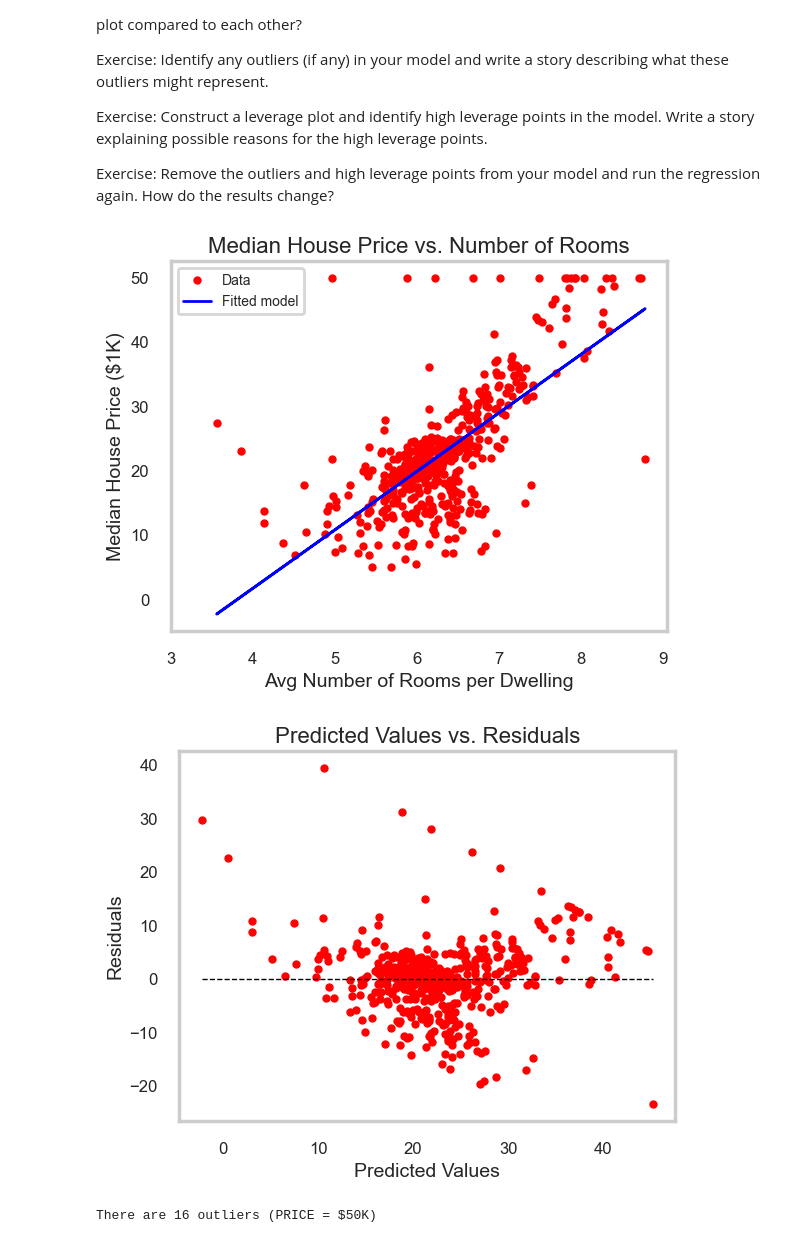
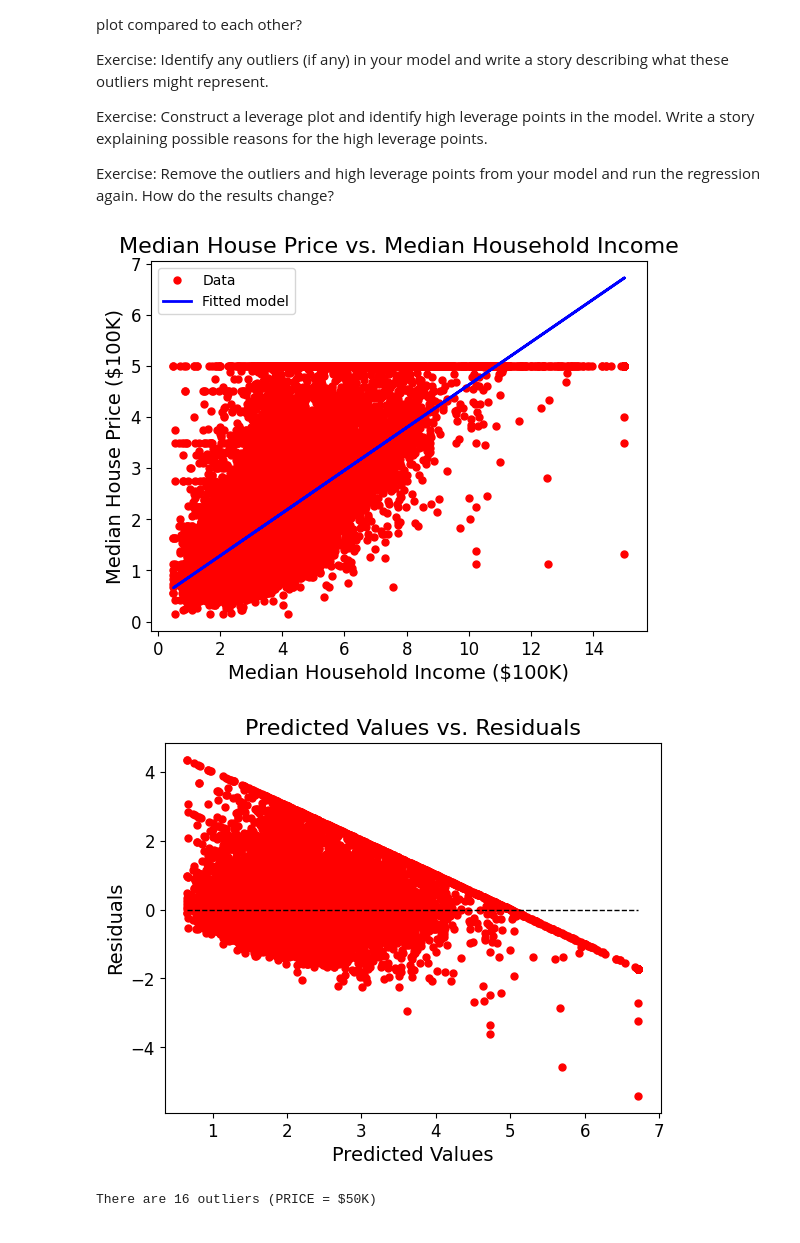
Before and after one commit to kristenvonbecker/ML_bootcamp_projects, a Jupyter notebook: linear_regression/linear_regression.ipynb, the cells around one changed output. Cells and saved outputs as stored; diff of their text form; code cells hidden in the pictures.

```diff
--- a/linear_regression/linear_regression.ipynb
+++ b/linear_regression/linear_regression.ipynb
@@ -871,33 +883,31 @@ Exercise: Construct a leverage plot and identify high leverage points in the mod
 
 Exercise: Remove the outliers and high leverage points from your model and run the regression again. How do the results change?
 # %%
-# Your turn.
 lm = LinearRegression()
-X = bos.RM.values.reshape(-1,1)
-Y = bos.PRICE
+X = housing_df['MedInc'].values.reshape(-1,1)
+Y = housing_df['Price']
 lm.fit(X, Y)
 
 import matplotlib.pylab as pylab
 
 params = {'xtick.labelsize': 12,
           'ytick.labelsize': 12}
 pylab.rcParams.update(params)
 
 plt.plot(X, Y, 'ro', markersize=5)
 plt.plot(X, lm.predict(X), 'b', linewidth=2)
 plt.legend(['Data', 'Fitted model'], fontsize=10)
-plt.xlabel('Avg Number of Rooms per Dwelling', fontsize=14)
-plt.ylabel('Median House Price ($1K)', fontsize=14)
-plt.title('Median House Price vs. Number of Rooms', fontsize=16)
+plt.xlabel('Median Household Income ($100K)', fontsize=14)
+plt.ylabel('Median House Price ($100K)', fontsize=14)
+plt.title('Median House Price vs. Median Household Income', fontsize=16)
 plt.grid(False)
-plt.xticks(np.arange(3,10,1))
 plt.show()
 # %% [output]
-[figure, old version]
+[figure, new version]
 # %%
 lm = LinearRegression()
-X = bos.RM.values.reshape(-1,1)
-Y = bos.PRICE
+X = housing_df['MedInc'].values.reshape(-1,1)
+Y = housing_df['Price']
 lm.fit(X, Y)
 
 predicted = lm.predict(X)
@@ -907,11 +917,10 @@ plt.plot([min(predicted), max(predicted)], [0,0], 'k--', linewidth=1)
 plt.xlabel('Predicted Values', fontsize=14)
 plt.ylabel('Residuals', fontsize=14)
 plt.title('Predicted Values vs. Residuals', fontsize=16)
-plt.xticks(np.arange(0,50,10))
 plt.grid(False)
 plt.show()
 # %% [output]
-[figure, old version]
+[figure, new version]
 # %%
 # I'm not sure what a quantile plot is (a Q-Q plot?)
 
```
Also changed, not shown: parts of 17 cells of this notebook.
